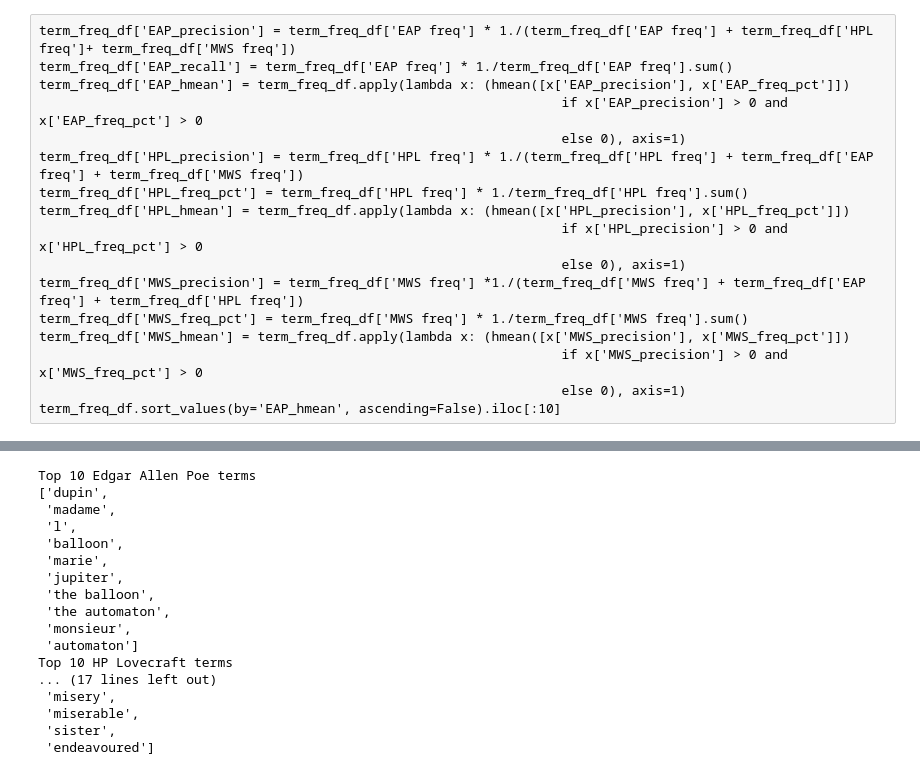
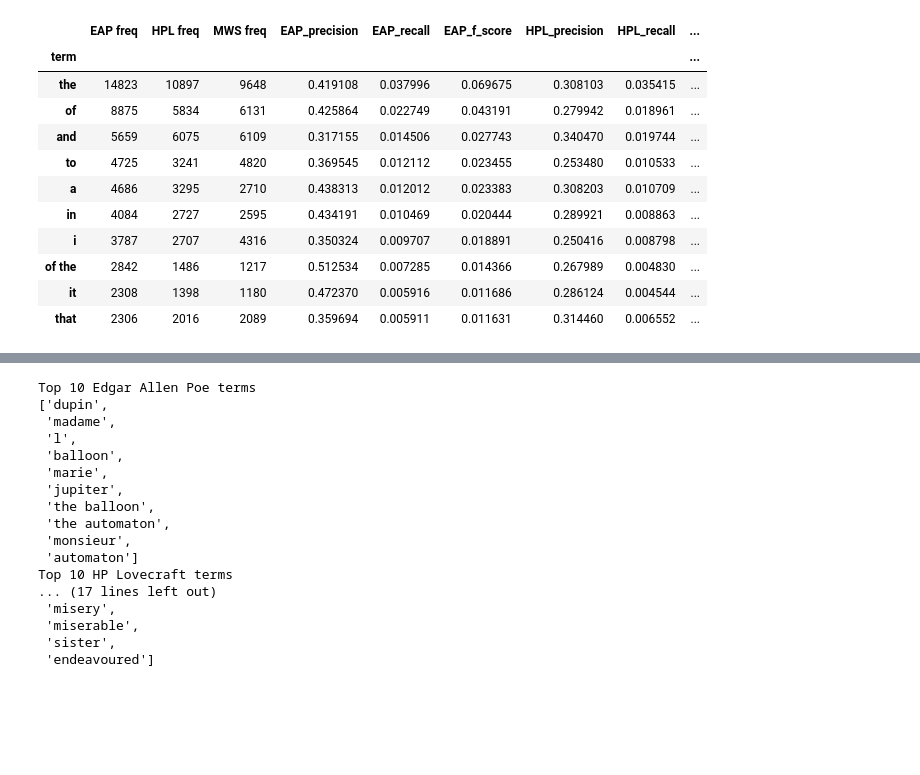
Before and after one commit to rdwyere873/spooky_authors, a Jupyter notebook: spooky_authors_scattertext.ipynb, the cells around one changed output, grey strips where cells are left out. Cells and saved outputs as stored; diff of their text form; code cells hidden in the pictures; blank space fills up the shorter version.

```diff
--- a/spooky_authors_scattertext.ipynb
+++ b/spooky_authors_scattertext.ipynb
@@ -88,18 +88,32 @@ term_freq_df.head()
-# %% [raw]
-term_freq_df['EAP_precision'] = term_freq_df['EAP freq'] * 1./(term_freq_df['EAP freq'] + term_freq_df['HPL freq']+ term_freq_df['MWS freq'])
-term_freq_df['EAP_recall'] = term_freq_df['EAP freq'] * 1./term_freq_df['EAP freq'].sum()
-term_freq_df['EAP_hmean'] = term_freq_df.apply(lambda x: (hmean([x['EAP_precision'], x['EAP_freq_pct']])
-                                                                   if x['EAP_precision'] > 0 and x['EAP_freq_pct'] > 0
-                                                                   else 0), axis=1)
-term_freq_df['HPL_precision'] = term_freq_df['HPL freq'] * 1./(term_freq_df['HPL freq'] + term_freq_df['EAP freq'] + term_freq_df['MWS freq'])
-term_freq_df['HPL_freq_pct'] = term_freq_df['HPL freq'] * 1./term_freq_df['HPL freq'].sum()
-term_freq_df['HPL_hmean'] = term_freq_df.apply(lambda x: (hmean([x['HPL_precision'], x['HPL_freq_pct']])
-                                                                   if x['HPL_precision'] > 0 and x['HPL_freq_pct'] > 0
-                                                                   else 0), axis=1)
-term_freq_df['MWS_precision'] = term_freq_df['MWS freq'] *1./(term_freq_df['MWS freq'] + term_freq_df['EAP freq'] + term_freq_df['HPL freq'])
-term_freq_df['MWS_freq_pct'] = term_freq_df['MWS freq'] * 1./term_freq_df['MWS freq'].sum()
-term_freq_df['MWS_hmean'] = term_freq_df.apply(lambda x: (hmean([x['MWS_precision'], x['MWS_freq_pct']])
-                                                                   if x['MWS_precision'] > 0 and x['MWS_freq_pct'] > 0
-                                                                   else 0), axis=1)
-term_freq_df.sort_values(by='EAP_hmean', ascending=False).iloc[:10]
+# %%
+#Relationship between words and individual authors
+term_freq_df['EAP_precision'] = term_freq_df['EAP freq'] * 1./(term_freq_df['EAP freq'] + term_freq_df['HPL freq']+ term_freq_df['MWS freq'])
+term_freq_df['EAP_recall'] = term_freq_df['EAP freq'] * 1./term_freq_df['EAP freq'].sum()
+term_freq_df['EAP_f_score'] = term_freq_df.apply(lambda x: (hmean([x['EAP_precision'], x['EAP_recall']])
+                                                                   if x['EAP_precision'] > 0 and x['EAP_recall'] > 0
+                                                                   else 0), axis=1)
+term_freq_df['HPL_precision'] = term_freq_df['HPL freq'] * 1./(term_freq_df['HPL freq'] + term_freq_df['EAP freq'] + term_freq_df['MWS freq'])
+term_freq_df['HPL_recall'] = term_freq_df['HPL freq'] * 1./term_freq_df['HPL freq'].sum()
+term_freq_df['HPL_f_score'] = term_freq_df.apply(lambda x: (hmean([x['HPL_precision'], x['HPL_recall']])
+                                                                   if x['HPL_precision'] > 0 and x['HPL_recall'] > 0
+                                                                   else 0), axis=1)
+term_freq_df['MWS_precision'] = term_freq_df['MWS freq'] *1./(term_freq_df['MWS freq'] + term_freq_df['EAP freq'] + term_freq_df['HPL freq'])
+term_freq_df['MWS_recall'] = term_freq_df['MWS freq'] * 1./term_freq_df['MWS freq'].sum()
+term_freq_df['MWS_f_score'] = term_freq_df.apply(lambda x: (hmean([x['MWS_precision'], x['MWS_recall']])
+                                                                   if x['MWS_precision'] > 0 and x['MWS_recall'] > 0
+                                                                   else 0), axis=1)
+term_freq_df.sort_values(by='EAP_f_score', ascending=False).iloc[:10]
+# %% [output]
+|  | EAP freq | HPL freq | MWS freq | EAP_precision | EAP_recall | EAP_f_score | HPL_precision | HPL_recall | ... |
+| term |  |  |  |  |  |  |  |  | ... |
+| the | 14823 | 10897 | 9648 | 0.419108 | 0.037996 | 0.069675 | 0.308103 | 0.035415 | ... |
+| of | 8875 | 5834 | 6131 | 0.425864 | 0.022749 | 0.043191 | 0.279942 | 0.018961 | ... |
+| and | 5659 | 6075 | 6109 | 0.317155 | 0.014506 | 0.027743 | 0.340470 | 0.019744 | ... |
+| to | 4725 | 3241 | 4820 | 0.369545 | 0.012112 | 0.023455 | 0.253480 | 0.010533 | ... |
+| a | 4686 | 3295 | 2710 | 0.438313 | 0.012012 | 0.023383 | 0.308203 | 0.010709 | ... |
+| in | 4084 | 2727 | 2595 | 0.434191 | 0.010469 | 0.020444 | 0.289921 | 0.008863 | ... |
+| i | 3787 | 2707 | 4316 | 0.350324 | 0.009707 | 0.018891 | 0.250416 | 0.008798 | ... |
+| of the | 2842 | 1486 | 1217 | 0.512534 | 0.007285 | 0.014366 | 0.267989 | 0.004830 | ... |
+| it | 2308 | 1398 | 1180 | 0.472370 | 0.005916 | 0.011686 | 0.286124 | 0.004544 | ... |
+| that | 2306 | 2016 | 2089 | 0.359694 | 0.005911 | 0.011631 | 0.314460 | 0.006552 | ... |
 # %%
```
Also changed, not shown: parts of 25 cells of this notebook, 3 other files.
